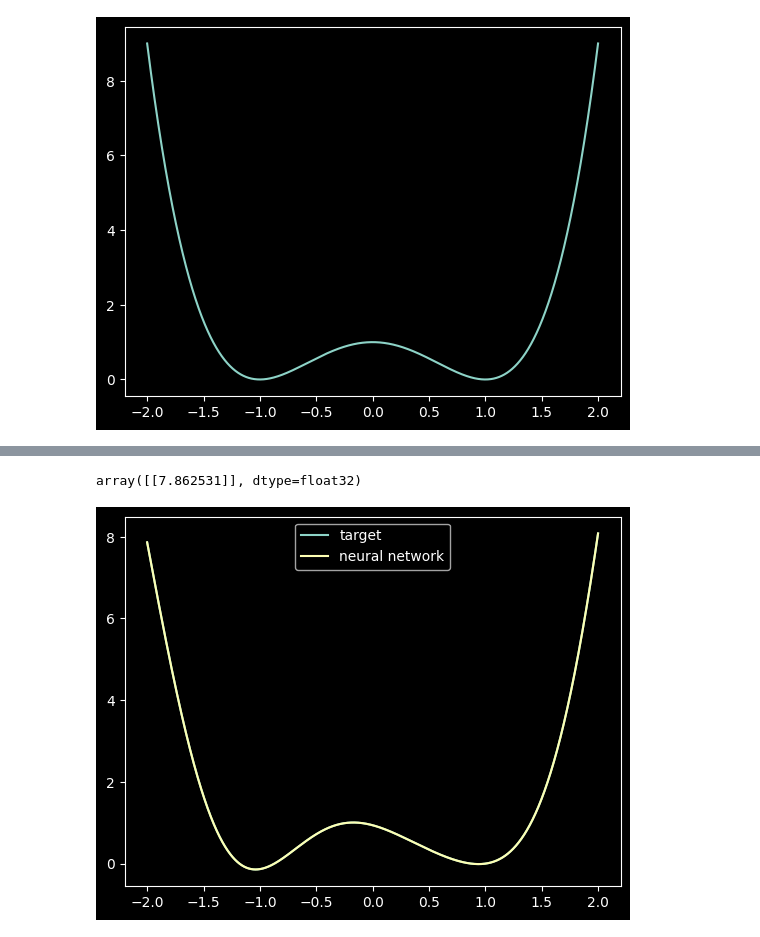
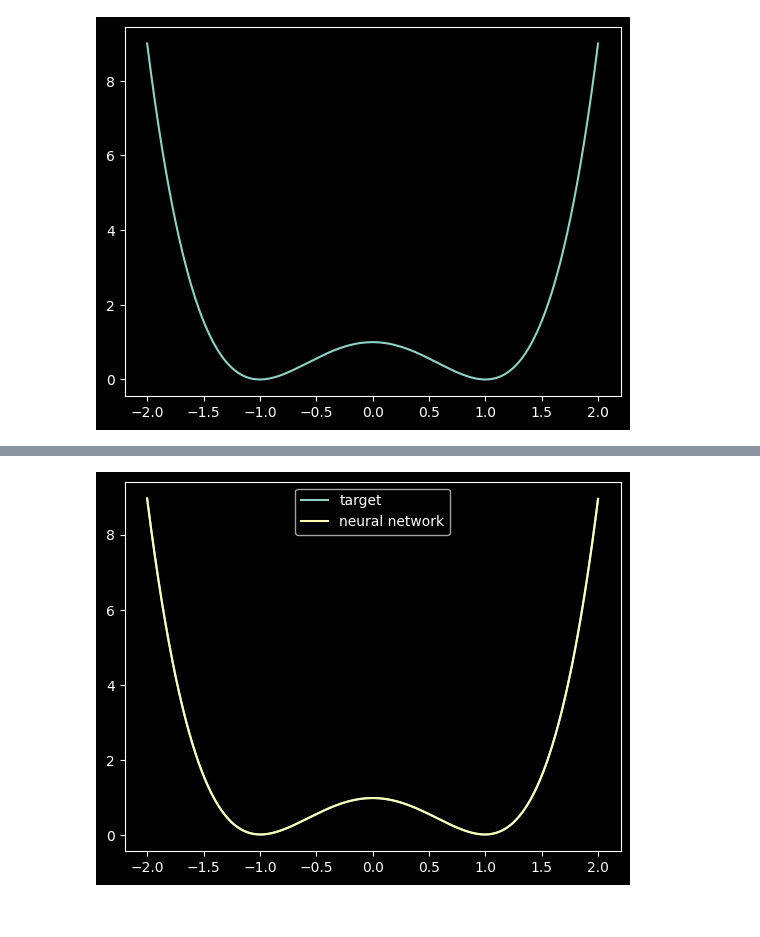
Before and after one commit to jonathan-hellwig/symbolic_regression, a Jupyter notebook: symbolic_regression.ipynb, the cells around one changed output, grey strips where cells are left out. Drawn from its saved outputs; the diff is of its cells as text; code cells hidden in the pictures.

```diff
--- a/symbolic_regression.ipynb
+++ b/symbolic_regression.ipynb
@@ -27,4 +27,0 @@ plt.legend();
-# %%
-for layer in layers:
-    for p in layer.parameters():
-        print(p.shape)
@@ -38,5 +28,5 @@ torch.Size([1, 1])
 # %%
-regularization = 0.0
+regularization = 0.1
 for layer in layers:
     for p in layer.parameters():
         p.requires_grad = True
@@ -44,11 +34,14 @@ for layer in layers:
 
 learning_rate = 0.01
 batch_size = 64
-for _ in range(100):
-    for layer in layers:
-        for p in layer.parameters():
-            with torch.no_grad():
-                p[p.abs() < 0.01] = 0.0
+iterations = 10000
+for i in range(iterations):
+    if i > 0.9 * iterations:
+        # L0 regularization
+        for layer in layers:
+            for p in layer.parameters():
+                with torch.no_grad():
+                    p[p.abs() < 0.01] = 0.0
     ix = torch.randint(0, len(x), (batch_size,))
     x_batch = x[ix]
     y_batch = y[ix]
@@ -57,8 +50,10 @@ for _ in range(100):
     for layer in layers:
         y_hat = layer.forward(y_hat)
 
-    loss = ((y_hat - y_batch) ** 2).mean(0) + regularization * \
-        sum([p.abs().sum() for layer in layers for p in layer.parameters()])
+    loss = ((y_hat - y_batch) ** 2).mean(0)
+    if int(0.3*iterations) < i < int(0.9*iterations):
+        # L1 regularization
+        loss += regularization * sum([p.abs().sum() for layer in layers for p in layer.parameters()])
     for layer in layers:
         for p in layer.parameters():
             p.grad = None
@@ -67,5 +62,5 @@ for _ in range(100):
         for p in layer.parameters():
             with torch.no_grad():
                 p += -learning_rate * p.grad
-    print(loss)
+    print(f'Loss: {loss.item():.3f}')
 # %% [output]
@@ -108,4 +102,0 @@ plt.legend();
-# %%
-for layer in layers:
-    for p in layer.parameters():
-        print(p)
@@ -145,17 +119,13 @@ $\displaystyle \left[\begin{matrix}1.34622 \cdot 10^{-7} x^{4} + 0.00089342 x^{3
-# %%
-f = sp.lambdify('x', q)
-# %% [output]
-array([[7.862531]], dtype=float32)
-# %%
-y = []
-for val in x:
-    y.append(f(val)[0][0])
 # %%
+f_hat = sp.lambdify('x', q)
+y = []
+for val in x:
+    y.append(f_hat(val)[0][0])
 y_hat = x.clone()
 for layer in layers:
     y_hat = layer.forward(y_hat)
 plt.plot(x, y, label='target')
 plt.plot(x, y_hat.detach(), label='neural network')
 plt.legend();
 # %% [output]
-[figure, old version]
+[figure, new version]
```
Also changed, not shown: parts of 10 cells of this notebook, 2 other files.
